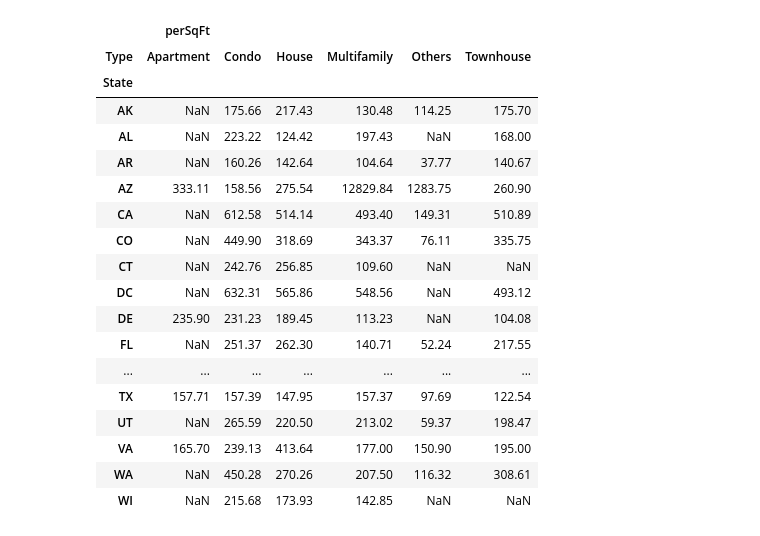
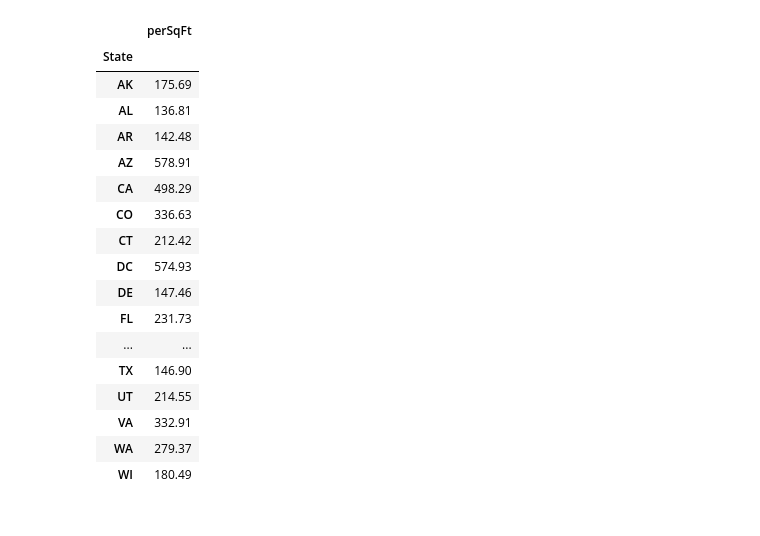
Before and after one commit to StockJanitor/CIS41_Project, a Jupyter notebook: CIS41_Project.ipynb, the cells around one changed output. Cells and saved outputs as stored; diff of their text form; code cells hidden in the pictures.

```diff
--- a/CIS41_Project.ipynb
+++ b/CIS41_Project.ipynb
@@ -44,7 +71,7 @@ def filt_size(s):
 df1.Size = df1.Size.apply(filt_size)
 # %%
 # Spliting Address into Street, City, State, ZipCode, and drop the Address
-df1.Address = df1.Address.astype('string')
+df1.Address = df1.Address.astype('str')
 df1['Street']= df1.Address.apply(lambda x: x.split(', ')[0])
 df1['City']= df1.Address.apply(lambda x: x.split(', ')[1])
 df1['State']= df1.Address.apply(lambda x: (x.split(', ')[-1]).split(' ')[0])
@@ -109,0 +168,14 @@ df3['Region'] = df3.State.apply(find_region)
+# %%
+#created a function that finds states with not enough data to produce analysis
+def little_data_states(tab):
+    little_info_state = []
+    for x in full_state_list:
+        if len(tab[tab['State'] == x]) < 30:
+            little_info_state.append(x)
+    return little_info_state
+
+states_exempted= little_data_states(df3)
+# %%
+#created a new dataframe that would filter out these states from the df3 dataframe
+df4 = df3[~df3['State'].isin(states_exempted)]
+df4.head()
@@ -110,26 +189,25 @@ df3['Region'] = df3.State.apply(find_region)
 # %%
 pd.set_option('display.float_format', '{:.2f}'.format)
-pd.pivot_table(df3, values=['perSqFt'], index=['State'], columns=['Type'])
+pd.pivot_table(df4, values=['perSqFt'], index=['State'])
 # %% [output]
-|  | perSqFt |  |  |  |  |  |
-| Type | Apartment | Condo | House | Multifamily | Others | Townhouse |
-| State |  |  |  |  |  |  |
-| AK | NaN | 175.66 | 217.43 | 130.48 | 114.25 | 175.70 |
-| AL | NaN | 223.22 | 124.42 | 197.43 | NaN | 168.00 |
-| AR | NaN | 160.26 | 142.64 | 104.64 | 37.77 | 140.67 |
-| AZ | 333.11 | 158.56 | 275.54 | 12829.84 | 1283.75 | 260.90 |
-| CA | NaN | 612.58 | 514.14 | 493.40 | 149.31 | 510.89 |
-| CO | NaN | 449.90 | 318.69 | 343.37 | 76.11 | 335.75 |
-| CT | NaN | 242.76 | 256.85 | 109.60 | NaN | NaN |
-| DC | NaN | 632.31 | 565.86 | 548.56 | NaN | 493.12 |
-| DE | 235.90 | 231.23 | 189.45 | 113.23 | NaN | 104.08 |
-| FL | NaN | 251.37 | 262.30 | 140.71 | 52.24 | 217.55 |
-| ... | ... | ... | ... | ... | ... | ... |
-| TX | 157.71 | 157.39 | 147.95 | 157.37 | 97.69 | 122.54 |
-| UT | NaN | 265.59 | 220.50 | 213.02 | 59.37 | 198.47 |
-| VA | 165.70 | 239.13 | 413.64 | 177.00 | 150.90 | 195.00 |
-| WA | NaN | 450.28 | 270.26 | 207.50 | 116.32 | 308.61 |
-| WI | NaN | 215.68 | 173.93 | 142.85 | NaN | NaN |
+|  | perSqFt |
+| State |  |
+| AK | 175.69 |
+| AL | 136.81 |
+| AR | 142.48 |
+| AZ | 578.91 |
+| CA | 498.29 |
+| CO | 336.63 |
+| CT | 212.42 |
+| DC | 574.93 |
+| DE | 147.46 |
+| FL | 231.73 |
+| ... | ... |
+| TX | 146.90 |
+| UT | 214.55 |
+| VA | 332.91 |
+| WA | 279.37 |
+| WI | 180.49 |
 # %%
 '''
 NOT WORKING CORRECTLY
```
Also changed, not shown: parts of 6 cells of this notebook.
